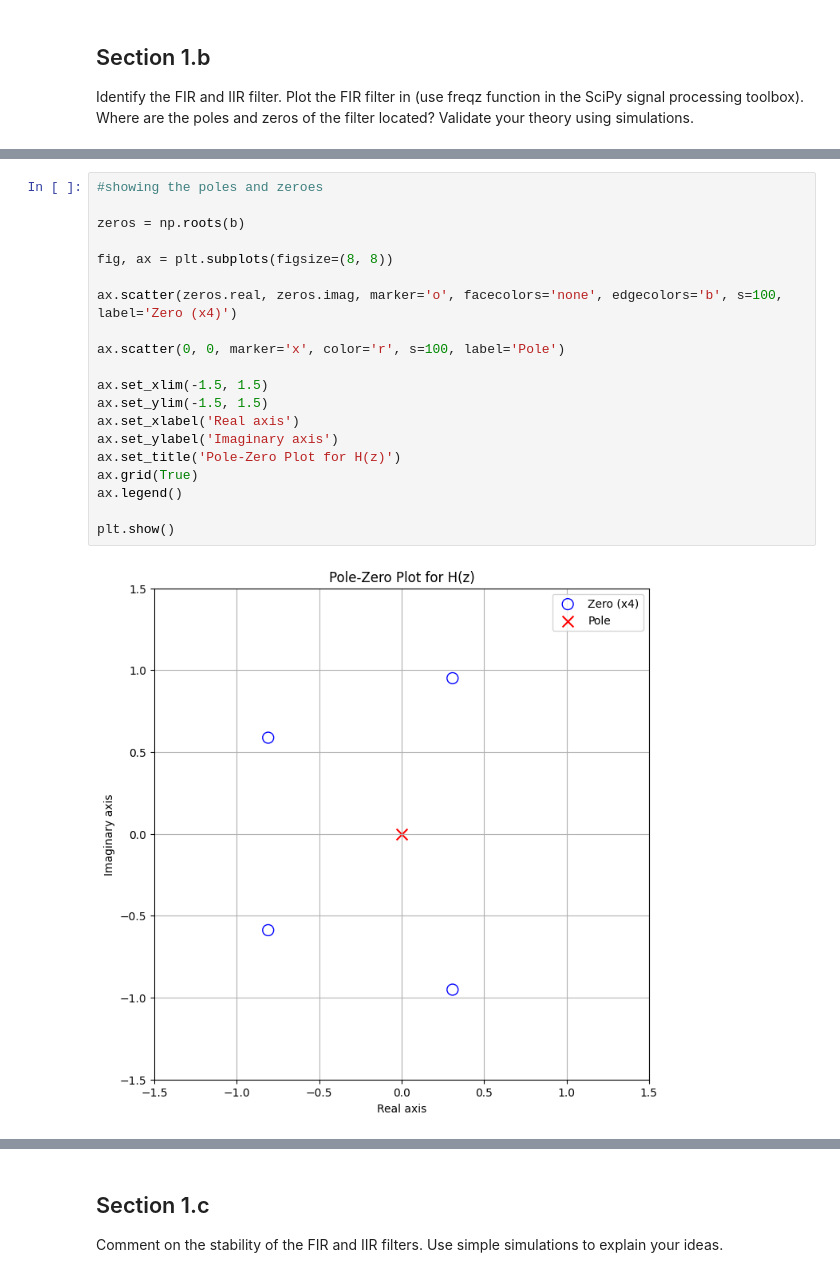
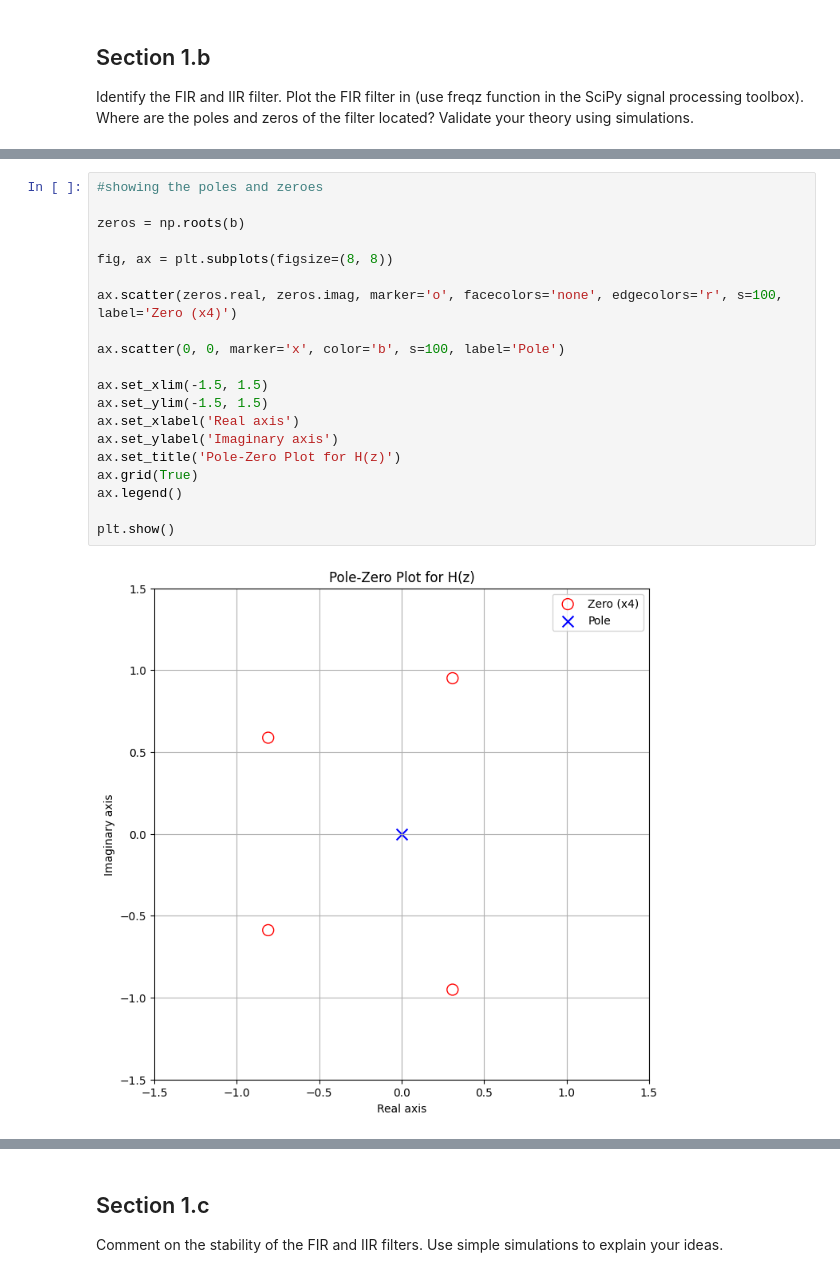
Before and after one commit to Sam-Bieberich/489, a Jupyter notebook: lab1.ipynb, the cells around one changed output, grey strips where cells are left out. Cells and saved outputs as stored; diff of their text form.

```diff
--- a/lab1.ipynb
+++ b/lab1.ipynb
@@ -137,22 +137,22 @@ plt.show()
 # %%
 #showing the poles and zeroes
 
 zeros = np.roots(b)
 
 fig, ax = plt.subplots(figsize=(8, 8))
 
-ax.scatter(zeros.real, zeros.imag, marker='o', facecolors='none', edgecolors='b', s=100, label='Zero (x4)')
+ax.scatter(zeros.real, zeros.imag, marker='o', facecolors='none', edgecolors='r', s=100, label='Zero (x4)')
 
-ax.scatter(0, 0, marker='x', color='r', s=100, label='Pole')
+ax.scatter(0, 0, marker='x', color='b', s=100, label='Pole')
 
 ax.set_xlim(-1.5, 1.5)
 ax.set_ylim(-1.5, 1.5)
 ax.set_xlabel('Real axis')
 ax.set_ylabel('Imaginary axis')
 ax.set_title('Pole-Zero Plot for H(z)')
 ax.grid(True)
 ax.legend()
 
 plt.show()
 # %% [output]
-[figure, old version]
+[figure, new version]
```
Also changed, not shown: parts of 13 cells of this notebook.
